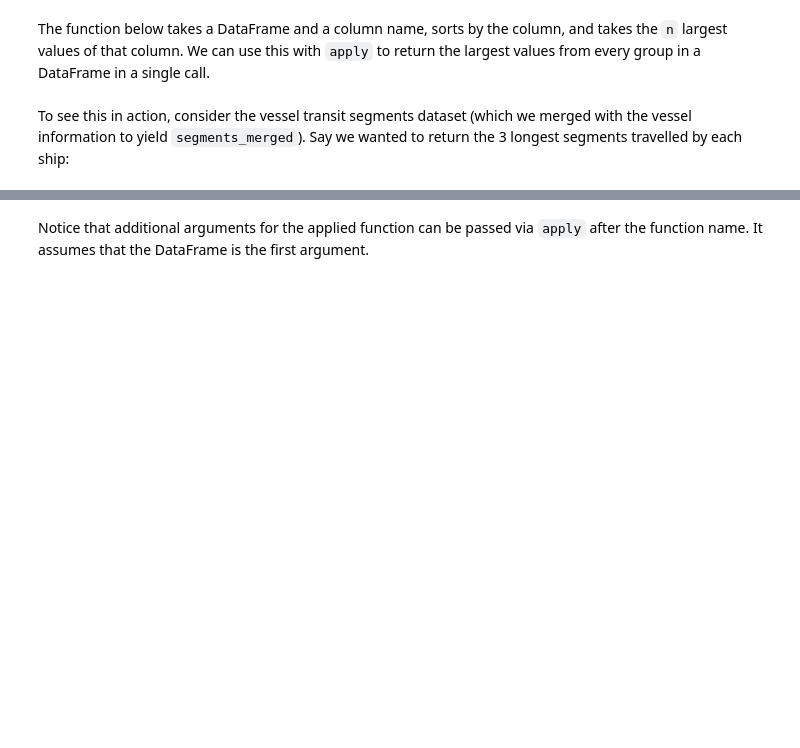
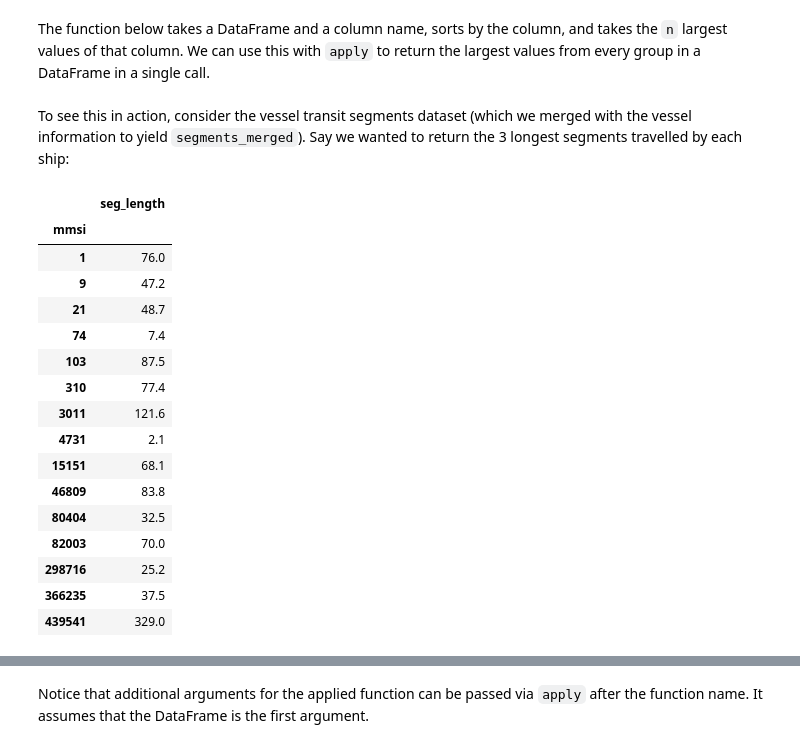
Before and after one commit to epfl-ada-2018/ADA2018-Tutorials, a Jupyter notebook: 02 - Intro to Pandas/Intro to Pandas II.ipynb, the cells around one changed output, grey strips where cells are left out. Drawn from its saved outputs; the diff is of its cells as text; code cells hidden in the pictures; blank space fills up the shorter version.

```diff
--- a/02 - Intro to Pandas/Intro to Pandas II.ipynb
+++ b/02 - Intro to Pandas/Intro to Pandas II.ipynb
@@ -418,6 +597,27 @@ def top(df, column, n=5):
     return df.sort_values(by=column, ascending=False)[:n]
 # %% [markdown]
 To see this in action, consider the vessel transit segments dataset (which we merged with the vessel information to yield `segments_merged`). Say we wanted to return the 3 longest segments travelled by each ship:
+# %%
+my_top3segments = segments_merged.groupby('mmsi').max()[['seg_length']]
+my_top3segments.head(15)
+# %% [output]
+|  | seg_length |
+| mmsi |  |
+| 1 | 76.0 |
+| 9 | 47.2 |
+| 21 | 48.7 |
+| 74 | 7.4 |
+| 103 | 87.5 |
+| 310 | 77.4 |
+| 3011 | 121.6 |
+| 4731 | 2.1 |
+| 15151 | 68.1 |
+| 46809 | 83.8 |
+| 80404 | 32.5 |
+| 82003 | 70.0 |
+| 298716 | 25.2 |
+| 366235 | 37.5 |
+| 439541 | 329.0 |
 # %%
 top3segments = segments_merged.groupby('mmsi').apply(top, column='seg_length', n=3)[['names', 'seg_length']]
 top3segments.head(15)
```
Also changed, not shown: parts of 23 cells of this notebook, 4 other files.
